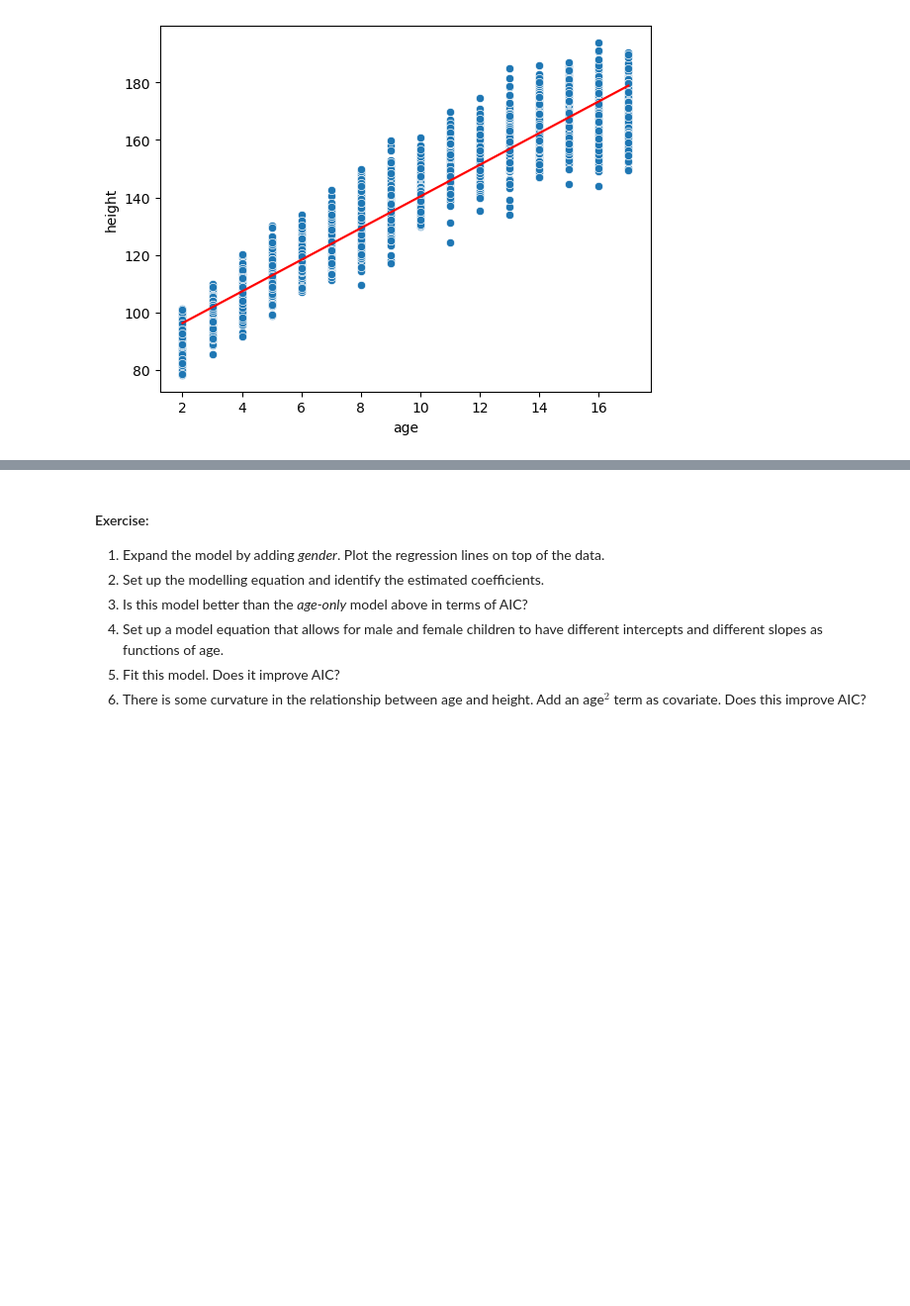
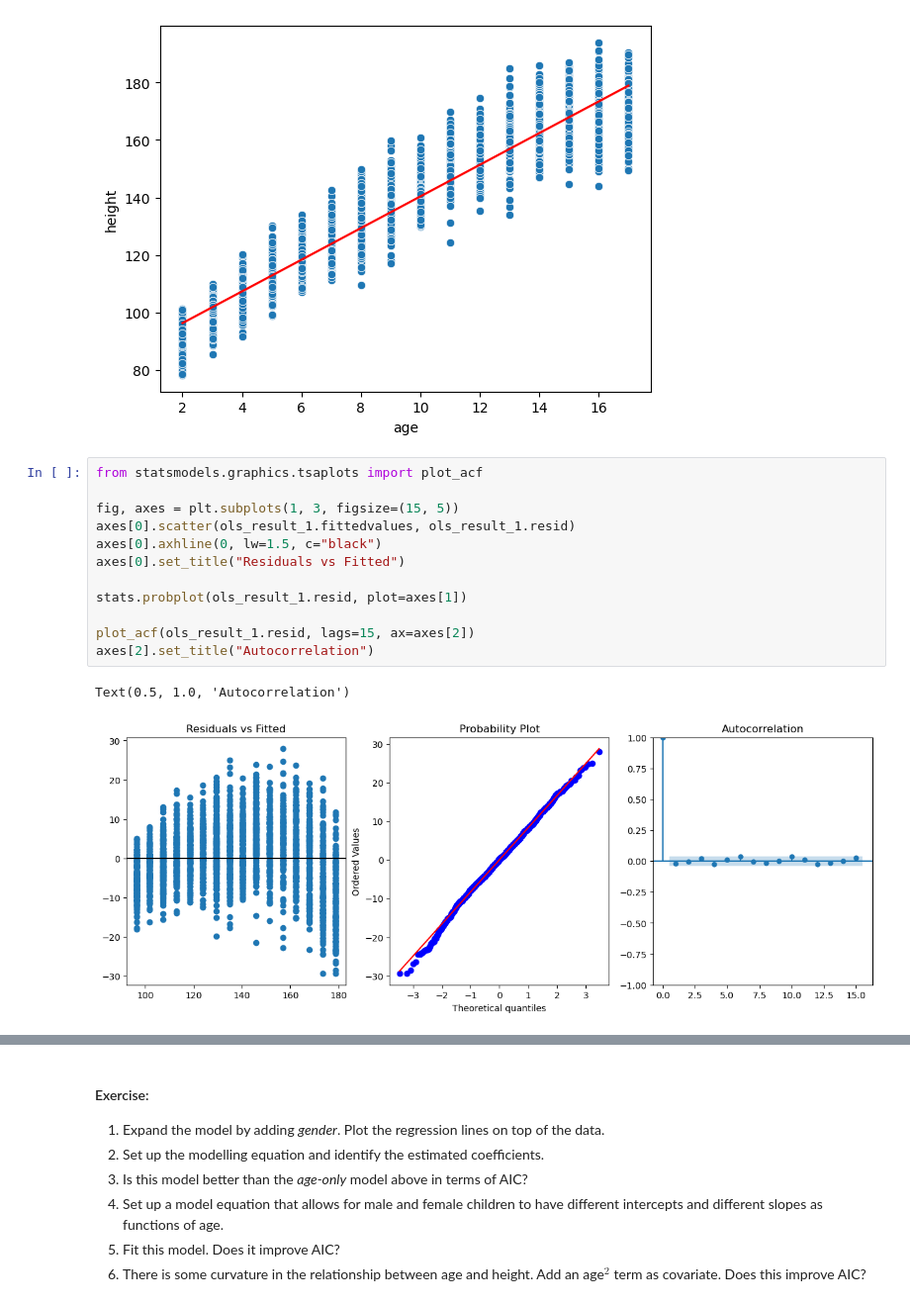
Before and after one commit to magnusjunge/TECH3_datalab5, a Jupyter notebook: datalab5.ipynb, the cells around one changed output, grey strips where cells are left out. Shown at 99% size. Saved outputs shown, nothing was run; the diff lists cells and outputs as text; blank space fills up the shorter version.

```diff
--- a/datalab5.ipynb
+++ b/datalab5.ipynb
@@ -195,3 +195,18 @@ sns.lineplot(x="age", y=ols_result_1.fittedvalues, data=height, color="red")
 plt.show()
 # %% [output]
 [figure]
+# %%
+from statsmodels.graphics.tsaplots import plot_acf
+
+fig, axes = plt.subplots(1, 3, figsize=(15, 5))
+axes[0].scatter(ols_result_1.fittedvalues, ols_result_1.resid)
+axes[0].axhline(0, lw=1.5, c="black")
+axes[0].set_title("Residuals vs Fitted")
+
+stats.probplot(ols_result_1.resid, plot=axes[1])
+
+plot_acf(ols_result_1.resid, lags=15, ax=axes[2])
+axes[2].set_title("Autocorrelation")
+# %% [output]
+Text(0.5, 1.0, 'Autocorrelation')
+[figure, added]
```
Also changed, not shown: parts of 2 cells of this notebook.
